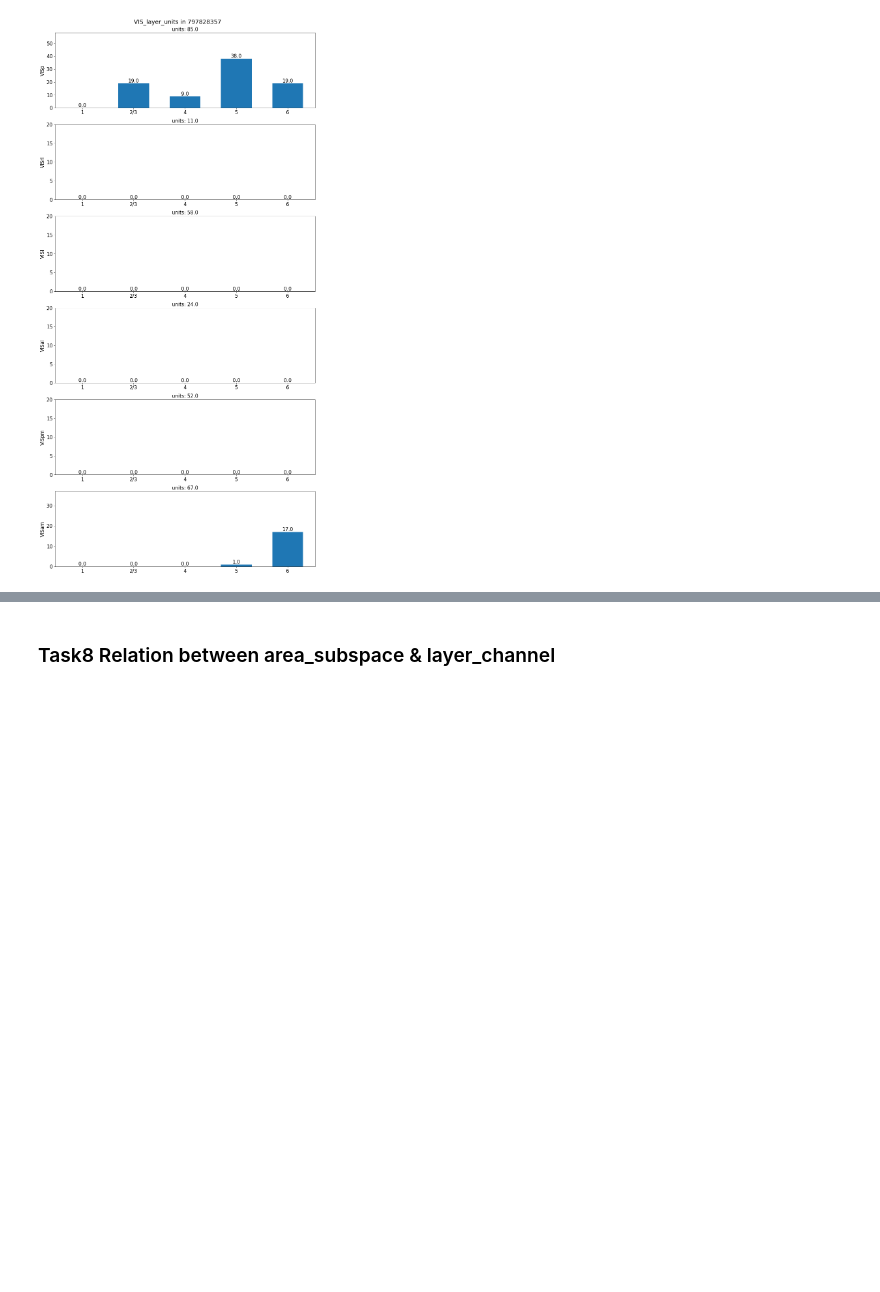
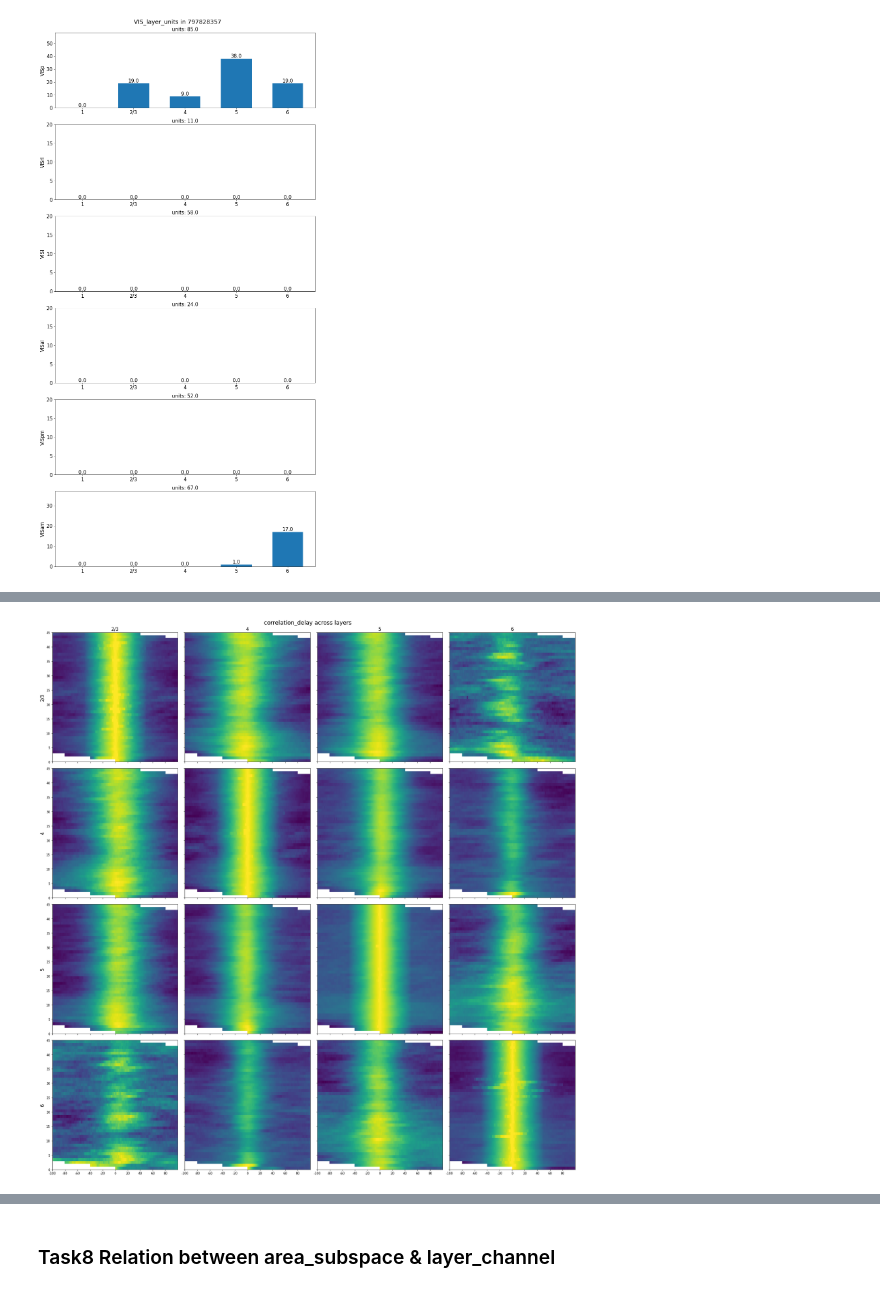
Before and after one commit to Jp-17/Coding_learning, a Jupyter notebook: Project_explore/Information flow across areas/CS_CCA_part5.ipynb, the cells around one changed output, grey strips where cells are left out. Drawn from its saved outputs; the diff is of its cells as text; code cells hidden in the pictures; blank space fills up the shorter version.

```diff
--- a/Project_explore/Information flow across areas/CS_CCA_part5.ipynb
+++ b/Project_explore/Information flow across areas/CS_CCA_part5.ipynb
@@ -307,0 +563,26 @@ KeyboardInterrupt:
+# %%
+session_id = 755434585
+session = selected_sessions[session_id]
+area = 'VISp'
+layers = ['2/3', '4', '5', '6']
+drift_stim_table = session.get_stimulus_table('drifting_gratings')
+layer_units = np.load('VIS_layer_units_'+f'{session_id}'+'.npy', allow_pickle=True).item()
+
+# corr_delay_matrix_layers = {}    # save corr_delay_matrix every two areas
+# for i, layer_1 in enumerate(layers):
+#     for j, layer_2 in enumerate(layers):
+#         corr_matrix_delay = cca_delay_layers(area, layer_1, layer_2, layer_units, stim_table=drift_stim_table)
+#         layers_key = area + '_' + layer_1 + '_' + layer_2
+#         corr_delay_matrix_layers[layers_key] = corr_matrix_delay
+#         print(layer_1, layer_2)
+# np.save('corr_delay_matrix_layers_755434585', corr_delay_matrix_layers)
+
+corr_delay_matrix_layers = np.load('corr_delay_matrix_layers_755434585.npy', allow_pickle=True).item()
+for i, layer_1 in enumerate(layers):
+    for j, layer_2 in enumerate(layers):
+        layers_key = area + '_' + layer_1 + '_' + layer_2
+        corr_matrix_delay = corr_delay_matrix_layers[layers_key]
+
+plot_corr_matrix_delay_layers(area, layers, corr_delay_matrix_layers)
+# %% [output]
+[figure, added]
```
Also changed, not shown: parts of 36 cells of this notebook, 3 other files.
